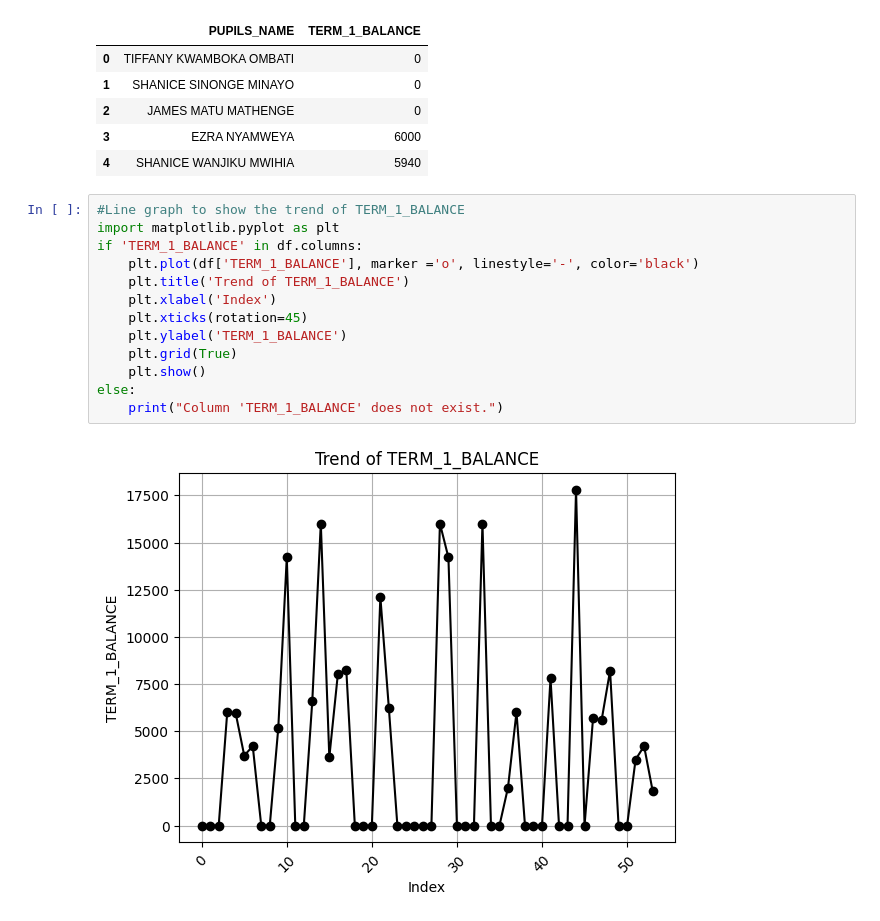
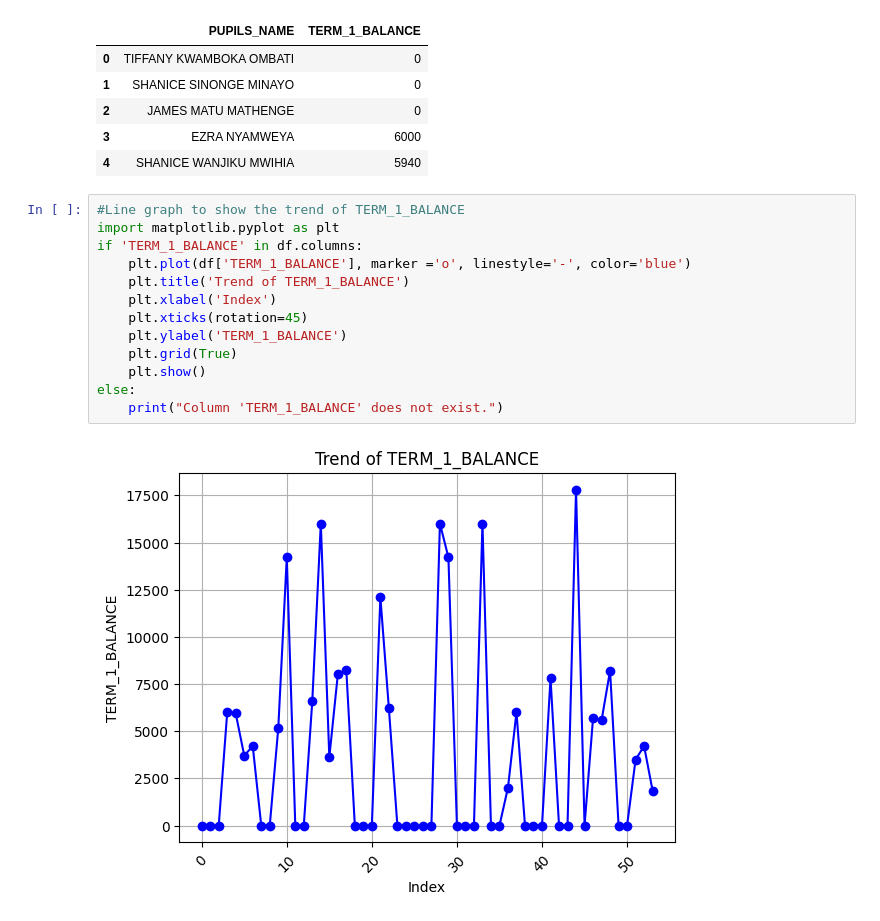
Before and after one commit to NellitG/Chestnut_data, a Jupyter notebook: pre_school.ipynb, the cells around one changed output. Cells and saved outputs as stored; diff of their text form.

Commit message:
Changed color in line graph

```diff
--- a/pre_school.ipynb
+++ b/pre_school.ipynb
@@ -19,15 +19,15 @@ df.head()
 # %%
 #Line graph to show the trend of TERM_1_BALANCE
 import matplotlib.pyplot as plt
 if 'TERM_1_BALANCE' in df.columns:
-    plt.plot(df['TERM_1_BALANCE'], marker ='o', linestyle='-', color='black')
+    plt.plot(df['TERM_1_BALANCE'], marker ='o', linestyle='-', color='blue')
     plt.title('Trend of TERM_1_BALANCE')
     plt.xlabel('Index')
     plt.xticks(rotation=45)
     plt.ylabel('TERM_1_BALANCE')
     plt.grid(True)
     plt.show()
 else:
     print("Column 'TERM_1_BALANCE' does not exist.")
 # %% [output]
-[figure, old version]
+[figure, new version]
```
